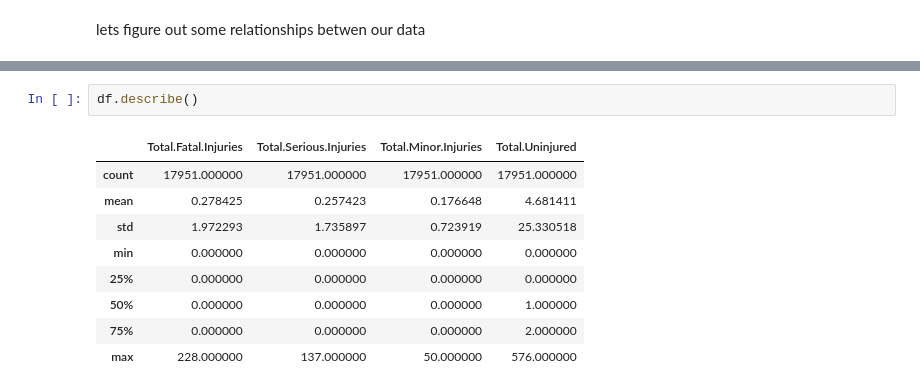
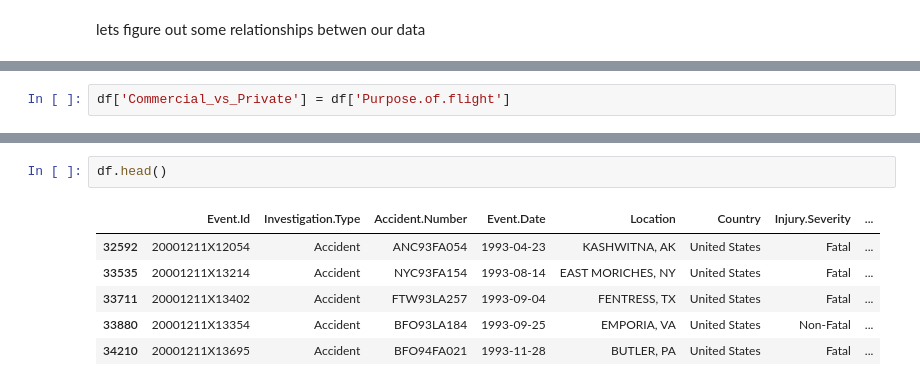
Before and after one commit to DBAfox/Phase_1_project, a Jupyter notebook: index-Danny copy.ipynb, the cells around one changed output, grey strips where cells are left out. Saved outputs shown, nothing was run; the diff lists cells and outputs as text.

Commit message:
created commercial vs private column

```diff
--- a/index-Danny copy.ipynb
+++ b/index-Danny copy.ipynb
@@ -1264,0 +1469,2 @@ lets figure out some relationships betwen our data
+# %%
+df['Commercial_vs_Private'] = df['Purpose.of.flight']
@@ -1265,12 +1497,9 @@ lets figure out some relationships betwen our data
 # %%
-df.describe()
+df.head()
 # %% [output]
-|  | Total.Fatal.Injuries | Total.Serious.Injuries | Total.Minor.Injuries | Total.Uninjured |
-| count | 17951.000000 | 17951.000000 | 17951.000000 | 17951.000000 |
-| mean | 0.278425 | 0.257423 | 0.176648 | 4.681411 |
-| std | 1.972293 | 1.735897 | 0.723919 | 25.330518 |
-| min | 0.000000 | 0.000000 | 0.000000 | 0.000000 |
-| 25% | 0.000000 | 0.000000 | 0.000000 | 0.000000 |
-| 50% | 0.000000 | 0.000000 | 0.000000 | 1.000000 |
-| 75% | 0.000000 | 0.000000 | 0.000000 | 2.000000 |
-| max | 228.000000 | 137.000000 | 50.000000 | 576.000000 |
+|  | Event.Id | Investigation.Type | Accident.Number | Event.Date | Location | Country | Injury.Severity | ... |
+| 32592 | 20001211X12054 | Accident | ANC93FA054 | 1993-04-23 | KASHWITNA, AK | United States | Fatal | ... |
+| 33535 | 20001211X13214 | Accident | NYC93FA154 | 1993-08-14 | EAST MORICHES, NY | United States | Fatal | ... |
+| 33711 | 20001211X13402 | Accident | FTW93LA257 | 1993-09-04 | FENTRESS, TX | United States | Fatal | ... |
+| 33880 | 20001211X13354 | Accident | BFO93LA184 | 1993-09-25 | EMPORIA, VA | United States | Non-Fatal | ... |
+| 34210 | 20001211X13695 | Accident | BFO94FA021 | 1993-11-28 | BUTLER, PA | United States | Fatal | ... |
```
Also changed, not shown: parts of 41 cells of this notebook.
